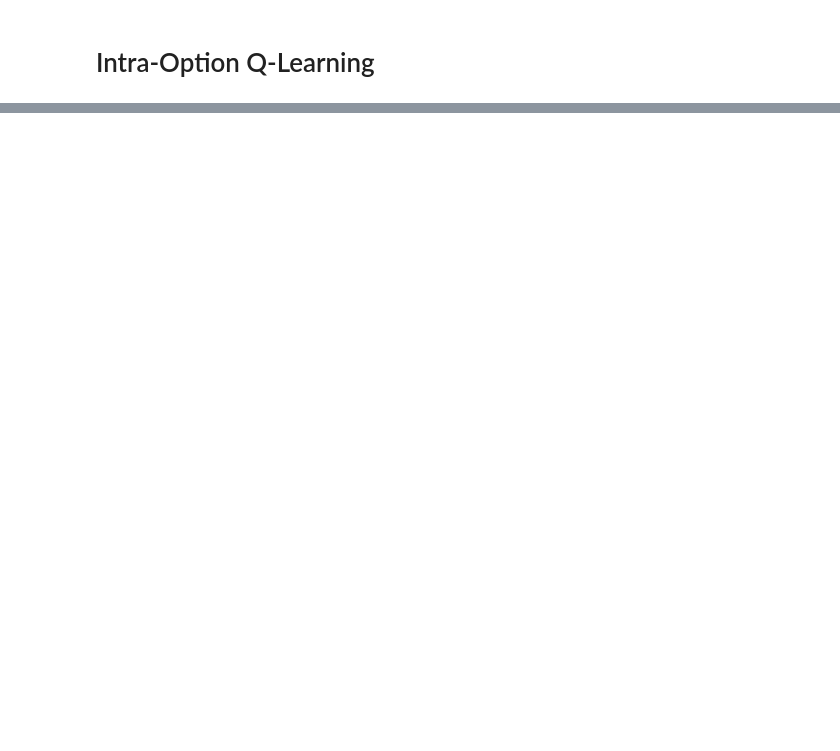
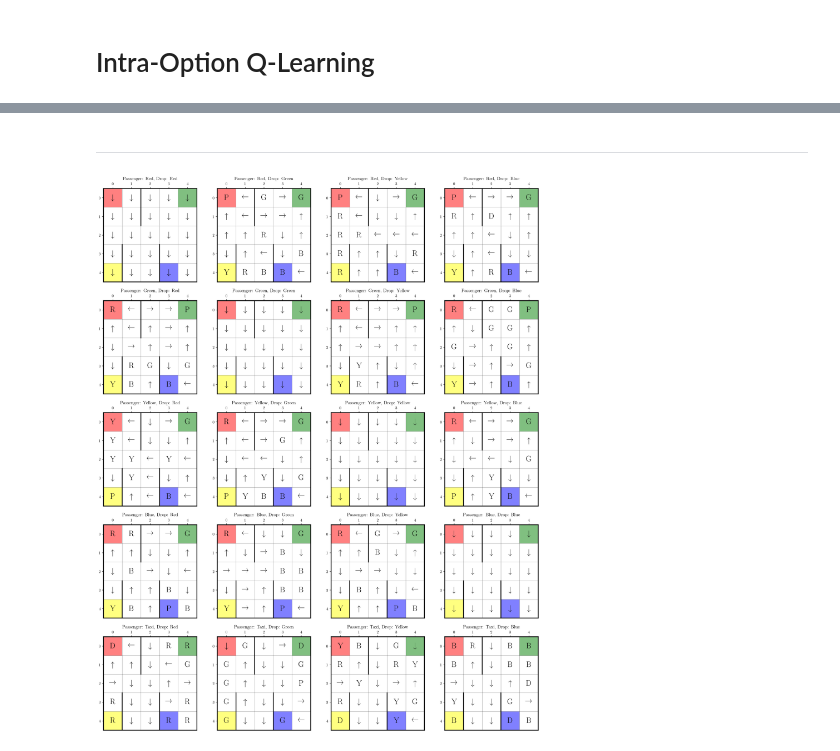
Before and after one commit to Xerefic/CS6700, a Jupyter notebook: Programming Assignment 3/Options.ipynb, the cells around one changed output, grey strips where cells are left out. Drawn from its saved outputs; the diff is of its cells as text; code cells hidden in the pictures; blank space fills up the shorter version.

```diff
--- a/Programming Assignment 3/Options.ipynb
+++ b/Programming Assignment 3/Options.ipynb
@@ -384,11 +602,0 @@ for i in range(nX):
-# %%
-for goal in range(nO):
-    plot_Q = Q_Intra_Options[goal]
-    get_grid()
-    for i in range(nX):
-        for j in range(nY):
-            if i != targets[goal][0] or j != targets[goal][1]:
-                action = np.argmax(plot_Q[i * nX + j])
-                plt.text(j, i, actions_map[action], ha='center', va='center', fontsize=20)
-            else:
-                plt.text(j, i, "X", ha='center', va='center', fontsize=20)
@@ -399,0 +684,56 @@ for goal in range(nO):
+# %% [markdown]
+---
+# %%
+plot_Q = Q_SMDP
+
+grid = np.zeros((5, 5)).astype(int)
+grid[0, 0] = 1
+grid[0, 4] = 2
+grid[4, 0] = 3
+grid[4, 3] = 4
+
+colors = ['white', 'red', 'green', 'yellow', 'blue']
+
+pickup = [0, 1, 2, 3, 4]
+drop = [0, 1, 2, 3]
+
+fig, ax = plt.subplots(5, 4, figsize=(20, 25))
+cmap = plt.cm.colors.ListedColormap(colors)
+for p in pickup:
+    for d in drop:
+        states = []
+        for x in range(nX):
+            for y in range(nY):
+                states.append(env.encode(x, y, p, d))
+        states = np.array(states)
+        assert len(states) == nX * nY
+
+        ax[p, d].imshow(grid, cmap=cmap, interpolation='nearest', alpha=0.5)
+
+        ax[p, d].axvline(x=0.5, ymin=0, ymax=2/5, color='black', linewidth=2)
+        ax[p, d].axvline(x=2.5, ymin=0, ymax=2/5, color='black', linewidth=2)
+        ax[p, d].axvline(x=1.5, ymin=3/5, ymax=1, color='black', linewidth=2)
+        ax[p, d].axvline(x=0.5, color='black', linewidth=0.25)
+        ax[p, d].axvline(x=1.5, color='black', linewidth=0.25)
+        ax[p, d].axvline(x=2.5, color='black', linewidth=0.25)
+        ax[p, d].axvline(x=3.5, color='black', linewidth=0.25)
+        ax[p, d].axvline(x=4.5, color='black', linewidth=0.25)
+
+        ax[p, d].axhline(y=0.5, color='black', linewidth=0.25)
+        ax[p, d].axhline(y=1.5, color='black', linewidth=0.25)
+        ax[p, d].axhline(y=2.5, color='black', linewidth=0.25)
+        ax[p, d].axhline(y=3.5, color='black', linewidth=0.25)
+        ax[p, d].axhline(y=4.5, color='black', linewidth=0.25)
+
+        ax[p, d].tick_params(axis='x', which='both', bottom=False, top=True, labelbottom=False, labeltop=True)
+
+        for state in states:
+            i, j, _, _ = env.decode(state)
+            action = np.argmax(plot_Q[state])
+            ax[p, d].text(j, i, actions_map[action], ha='center', va='center', fontsize=20)
+
+        ax[p, d].set_title(f"Passenger: {locations[p]}, Drop: {locations[d]}")
+
+plt.savefig(f"plots/Q_SMDP_{mode}.pdf", bbox_inches='tight')
+# %% [output]
+[figure, added]
```
Also changed, not shown: parts of 19 cells of this notebook, 1 other file.
